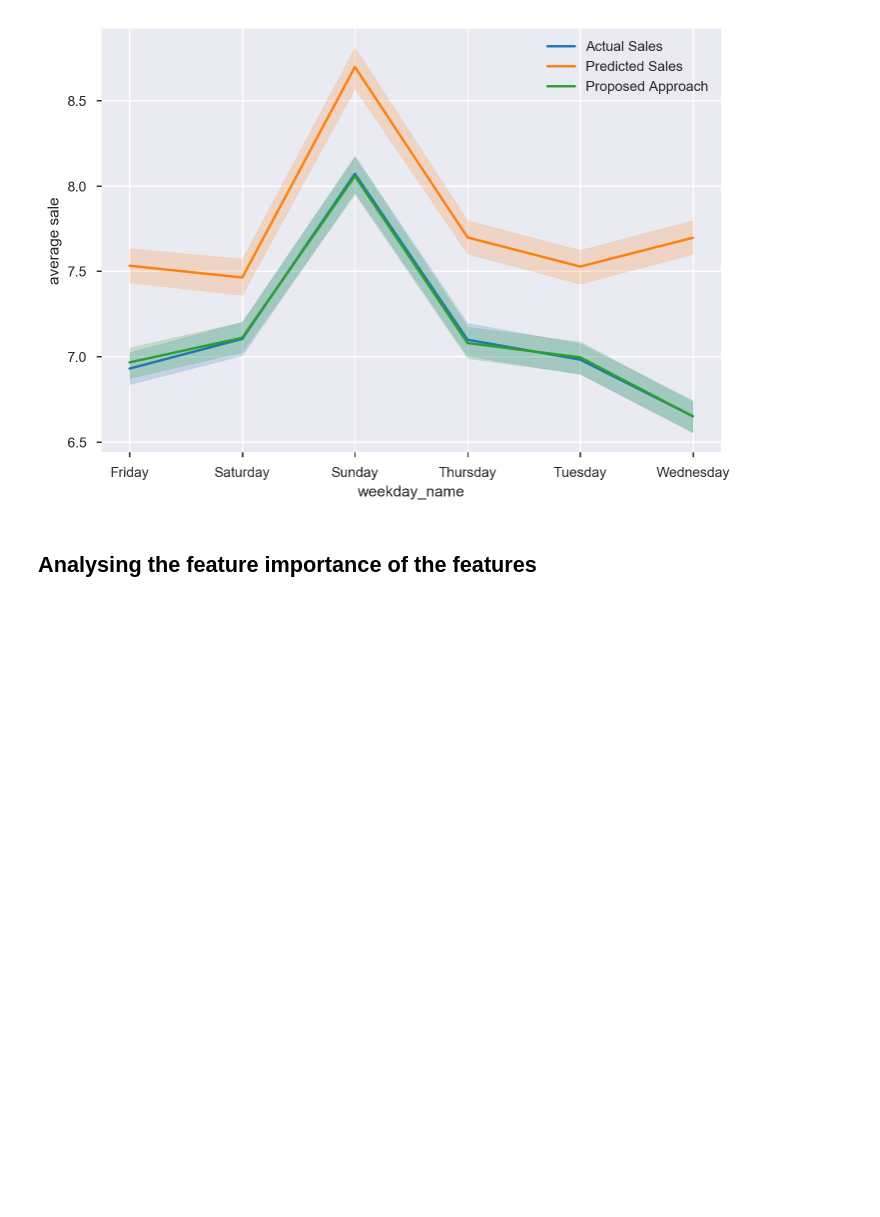
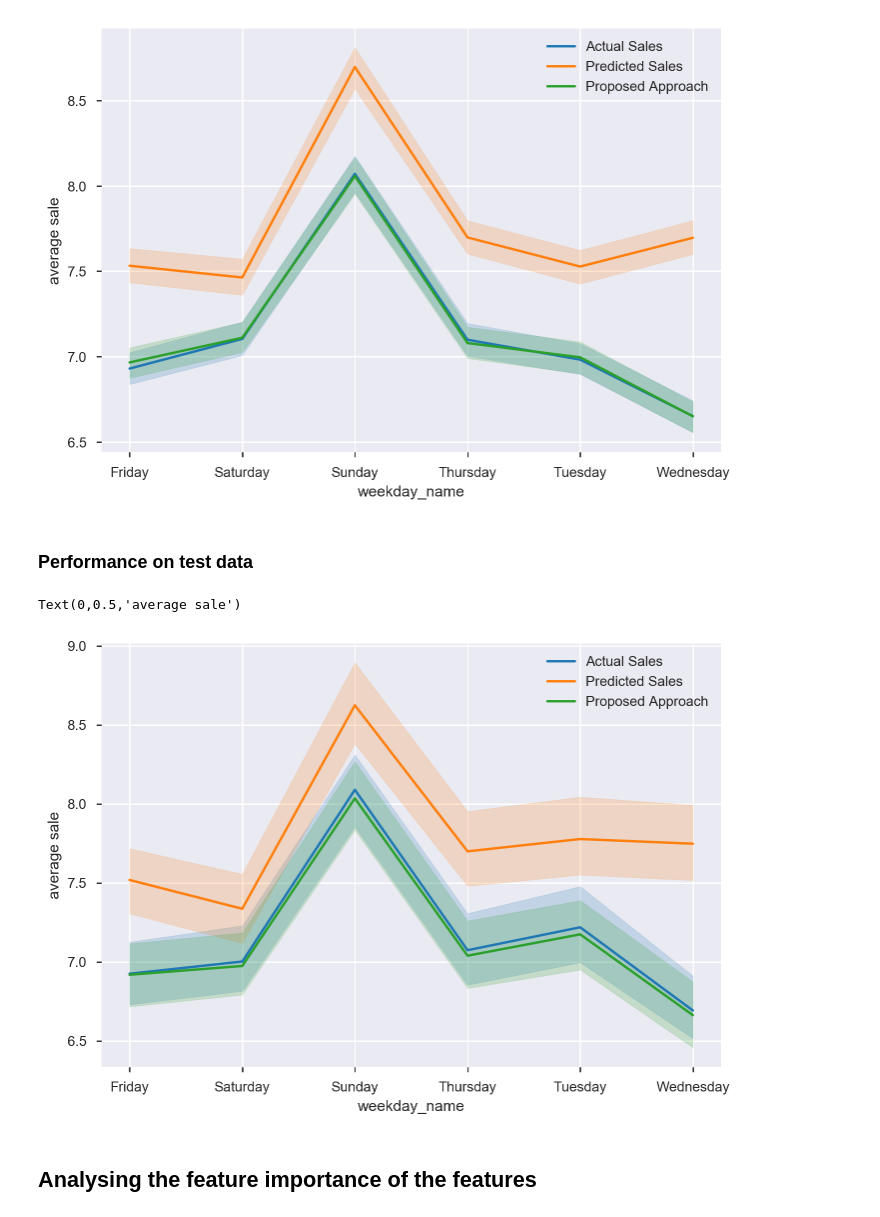
Before and after one commit to ammarwm/gwf, a Jupyter notebook: Sale Forecast.ipynb, the cells around one changed output. Drawn from its saved outputs; the diff is of its cells as text; code cells hidden in the pictures; blank space fills up the shorter version.

```diff
--- a/Sale Forecast.ipynb
+++ b/Sale Forecast.ipynb
@@ -302,6 +304,16 @@ plt.ylabel('average sale')
 # %% [output]
 Text(0,0.5,'average sale')
 [figure]
+# %% [markdown]
+### Performance on test data
+# %%
+sns.lineplot(data=data_copy_df.loc[X_test_appr2.index], y = 'Acutal Sales', x = 'weekday_name', label='Actual Sales', )
+sns.lineplot(data=data_copy_df.loc[X_test_appr2.index], y = 'Predicted Sales', x = 'weekday_name', label='Predicted Sales')
+sns.lineplot(data=data_copy_df.loc[X_test_appr2.index], y = 'pred_sales_appr2', x = 'weekday_name', label='Proposed Approach')
+plt.ylabel('average sale')
+# %% [output]
+Text(0,0.5,'average sale')
+[figure, added]
 # %% [markdown]
 ## Analysing the feature importance of the features
 # %%
```
Also changed, not shown: parts of 1 cell of this notebook.
